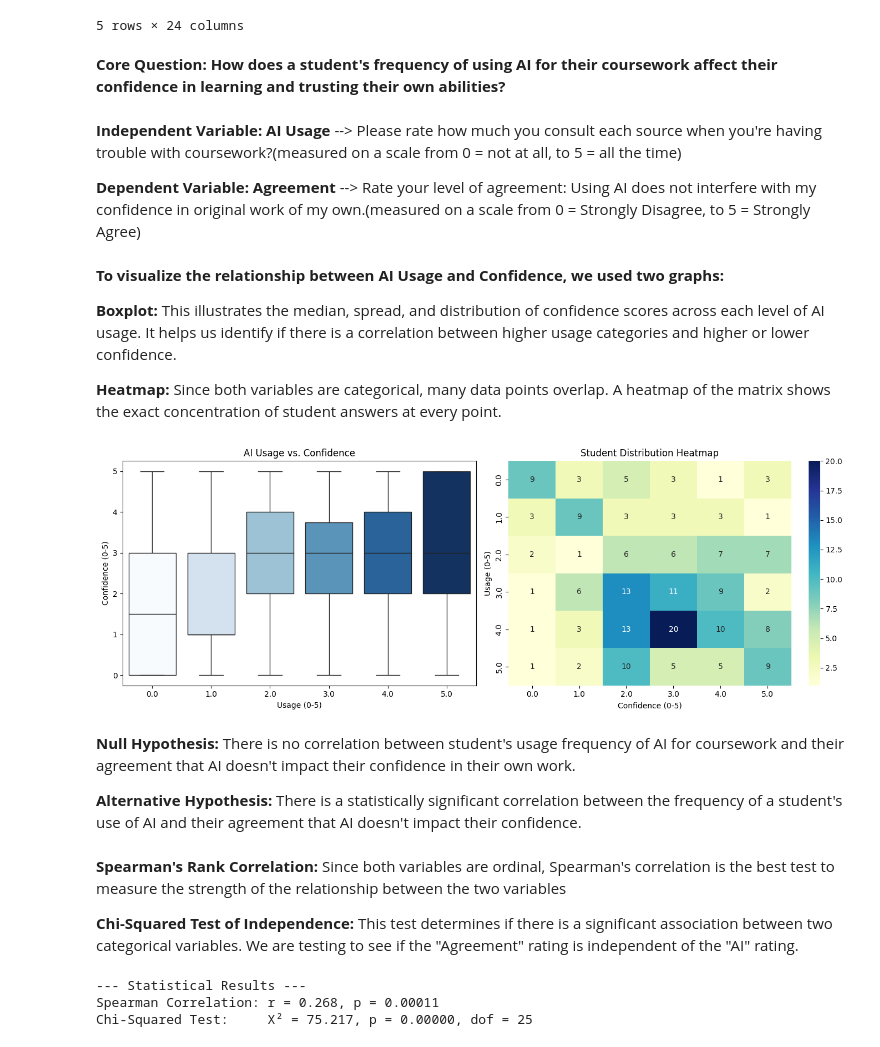
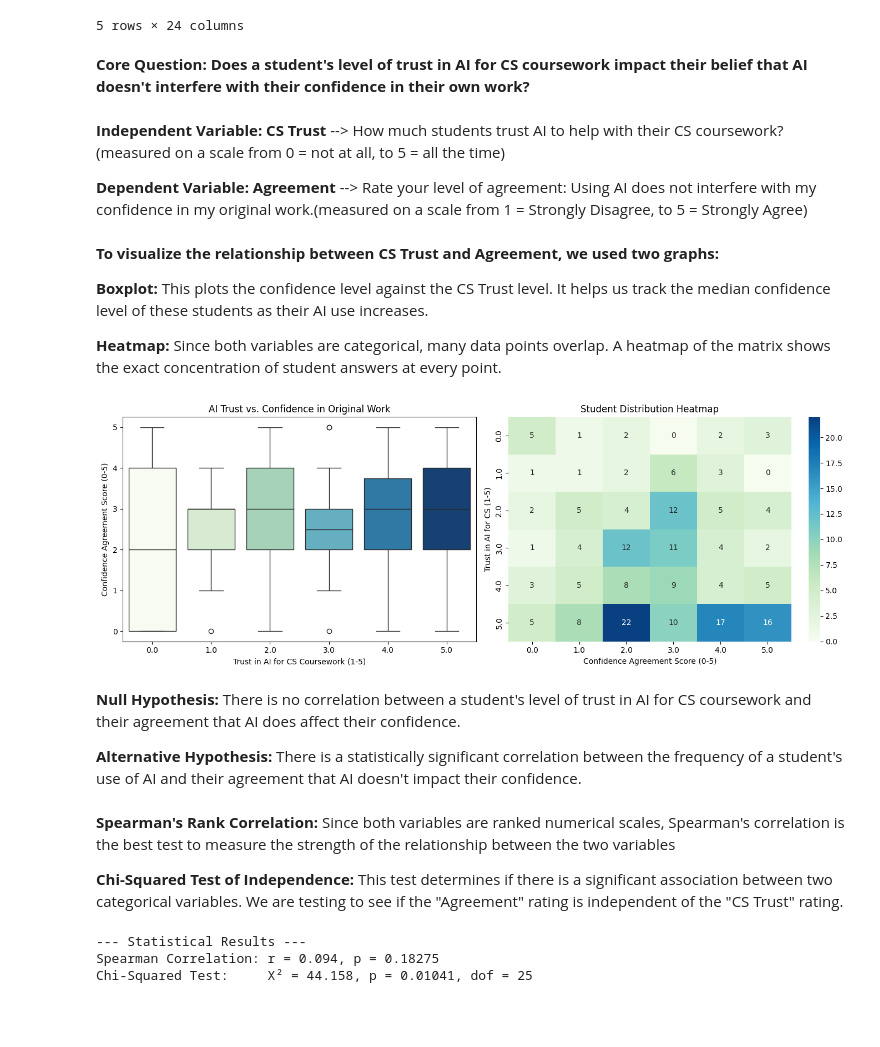
Before and after one commit to SangeetBarkataki10/CS105Minproject-SSTMA, a Jupyter notebook: SSTMA_CS105.ipynb, the cells around one changed output. Cells and saved outputs as stored; diff of their text form; code cells hidden in the pictures; blank space fills up the shorter version.

```diff
--- a/SSTMA_CS105.ipynb
+++ b/SSTMA_CS105.ipynb
@@ -65,61 +65,66 @@ import matplotlib.pyplot as plt
 import seaborn as sns
 from scipy.stats import spearmanr, chi2_contingency
 
-cols = ['AI Chatbot Usage', 'Agreement']
+cols = ['CS Trust', 'Agreement']
 df = pd.read_csv('CS105_data_clean.csv')[cols].dropna()
 
 crosstab = pd.crosstab(df[cols[0]], df[cols[1]])
 # %% [markdown]
-**Core Question: How does a student's frequency of using AI for their coursework affect their confidence in learning and trusting their own abilities?**
+**Core Question: Does a student's level of trust in AI for CS coursework impact their belief that AI doesn't interfere with their confidence in their own work?**
 # %% [markdown]
-**Independent Variable: AI Usage** --> Please rate how much you consult each source when you're having trouble with coursework?(measured on a scale from 0 = not at all, to 5 = all the time)
+**Independent Variable: CS Trust** --> How much students trust AI to help with their CS coursework?(measured on a scale from 0 = not at all, to 5 = all the time)
 
-**Dependent Variable: Agreement** --> Rate your level of agreement: Using AI does not interfere with my confidence in original work of my own.(measured on a scale from 0 = Strongly Disagree, to 5 = Strongly Agree)
+**Dependent Variable: Agreement** --> Rate your level of agreement: Using AI does not interfere with my confidence in my original work.(measured on a scale from 1 = Strongly Disagree, to 5 = Strongly Agree)
 # %% [markdown]
-**To visualize the relationship between AI Usage and Confidence, we used two graphs:**
+**To visualize the relationship between CS Trust and Agreement, we used two graphs:**
 
-**Boxplot:** This illustrates the median, spread, and distribution of confidence scores across each level of AI usage. It helps us identify if there is a correlation between higher usage categories and higher or lower confidence.
+**Boxplot:** This plots the confidence level against the CS Trust level. It helps us track the median confidence level of these students as their AI use increases.
 
 **Heatmap:** Since both variables are categorical, many data points overlap. A heatmap of the matrix shows the exact concentration of student answers at every point.
 # %%
-# 2. Create a 1x2 grid for plots
 fig, ax = plt.subplots(1, 2, figsize=(14, 5))
 
-# Graph A: Box Plot
+# Graph A: Boxplot (Fixed the palette name to 'GnBu')
 sns.boxplot(
     data=df, x=cols[0], y=cols[1],
-    hue=cols[0], palette='Blues', legend=False, ax=ax[0]
+    hue=cols[0], palette='GnBu', legend=False, ax=ax[0]
 )
-ax[0].set(title='AI Usage vs. Confidence', xlabel='Usage (0-5)', ylabel='Confidence (0-5)')
+ax[0].set(title='AI Trust vs. Confidence in Original Work',
+          xlabel='Trust in AI for CS Coursework (1-5)',
+          ylabel='Confidence Agreement Score (0-5)')
 
 # Graph B: Heatmap
-sns.heatmap(crosstab, annot=True, cmap='YlGnBu', fmt='d', ax=ax[1])
-ax[1].set(title='Student Distribution Heatmap', xlabel='Confidence (0-5)', ylabel='Usage (0-5)')
+sns.heatmap(crosstab, annot=True, cmap='GnBu', fmt='d', ax=ax[1])
+ax[1].set(title='Student Distribution Heatmap',
+          xlabel='Confidence Agreement Score (0-5)',
+          ylabel='Trust in AI for CS (1-5)')
 
 plt.tight_layout()
 plt.show()
 # %% [output]
-[figure, old version]
+[figure, new version]
 # %% [markdown]
-**Null Hypothesis:** There is no correlation between student's usage frequency of AI for coursework and their agreement that AI doesn't impact their confidence in their own work.
+**Null Hypothesis:** There is no correlation between a student's level of trust in AI for CS coursework and their agreement that AI does affect their confidence.
 
 **Alternative Hypothesis:** There is a statistically significant correlation between the frequency of a student's use of AI and their agreement that AI doesn't impact their confidence.
 # %% [markdown]
-**Spearman's Rank Correlation:** Since both variables are ordinal, Spearman's correlation is the best test to measure the strength of the relationship between the two variables
+**Spearman's Rank Correlation:** Since both variables are ranked numerical scales, Spearman's correlation is the best test to measure the strength of the relationship between the two variables
 
-**Chi-Squared Test of Independence:** This test determines if there is a significant association between two categorical variables. We are testing to see if the "Agreement" rating is independent of the "AI" rating.
+**Chi-Squared Test of Independence:** This test determines if there is a significant association between two categorical variables. We are testing to see if the "Agreement" rating is independent of the "CS Trust" rating.
 # %%
-# 3. statistics
+# 1. Spearman Correlation
 r, p_spear = spearmanr(df[cols[0]], df[cols[1]])
+
+# 2. Chi-Squared Test
 chi2, p_chi2, dof, _ = chi2_contingency(crosstab)
 
-# Print results
+# Print cleanly formatted results
 print("--- Statistical Results ---")
 print(f"Spearman Correlation: r = {r:.3f}, p = {p_spear:.5f}")
 print(f"Chi-Squared Test:     X² = {chi2:.3f}, p = {p_chi2:.5f}, dof = {dof}")
 # %% [output]
 --- Statistical Results ---
-Spearman Correlation: r = 0.268, p = 0.00011
-Chi-Squared Test:     X² = 75.217, p = 0.00000, dof = 25
+Spearman Correlation: r = 0.094, p = 0.18275
+Chi-Squared Test:     X² = 44.158, p = 0.01041, dof = 25
 # %% [markdown]
 ### **Results**
```
Also changed, not shown: parts of 3 cells of this notebook.
